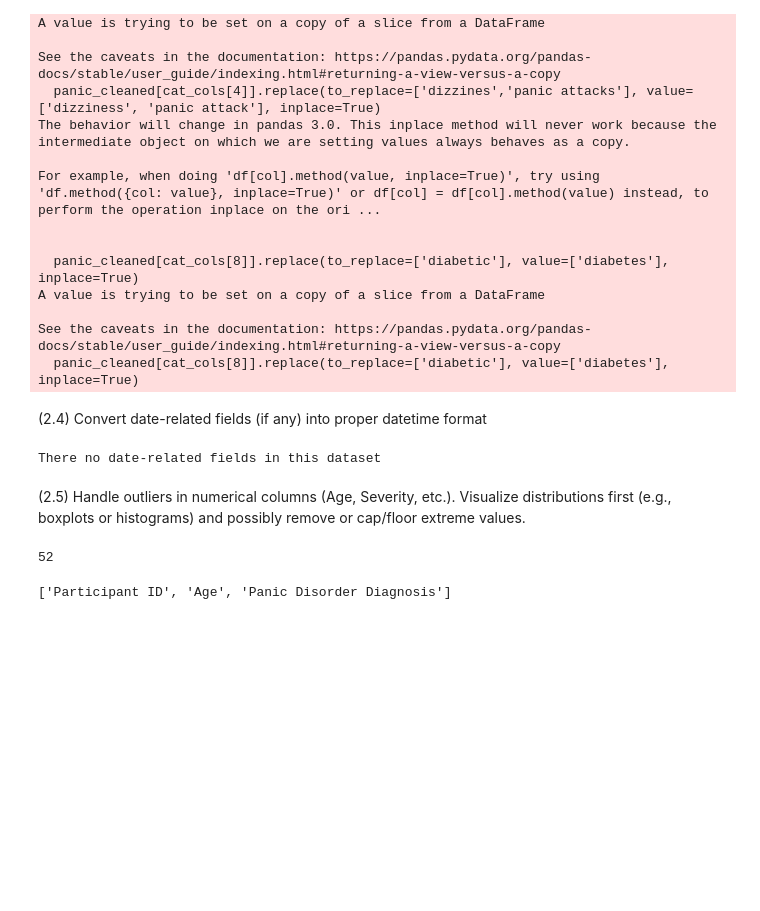
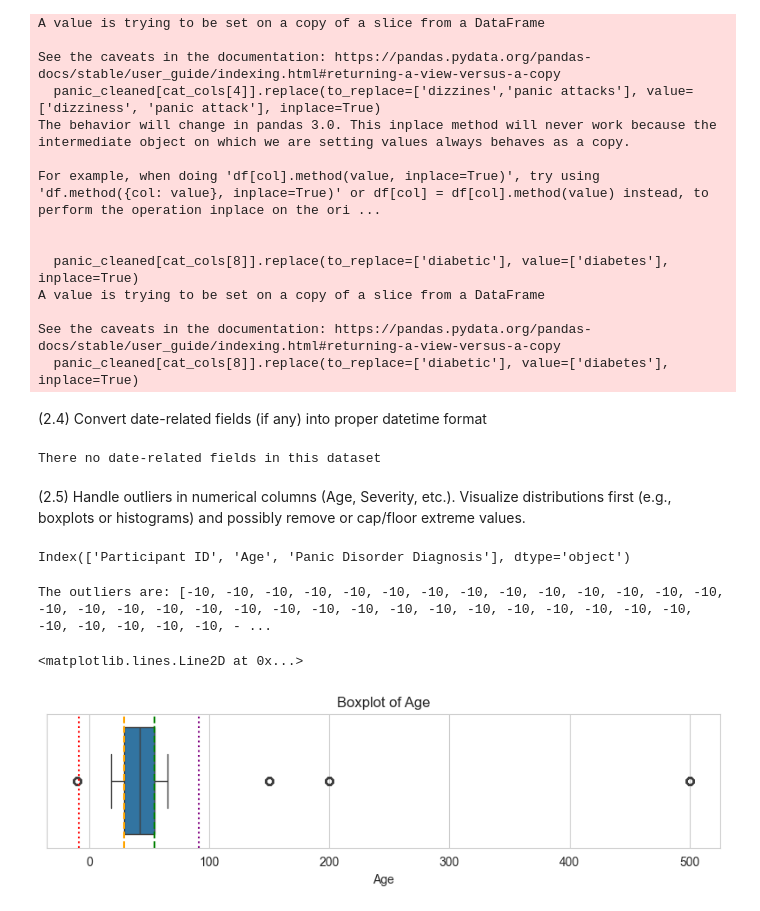
Before and after one commit to junaid9248/COSC-5610_Data-Mining, a Jupyter notebook: Final project/final_project.ipynb, the cells around one changed output. Saved outputs shown, nothing was run; the diff lists cells and outputs as text; code cells hidden in the pictures; blank space fills up the shorter version.

```diff
--- a/Final project/final_project.ipynb
+++ b/Final project/final_project.ipynb
@@ -332,12 +332,44 @@ There no date-related fields in this dataset
 # %% [markdown]
 (2.5) Handle outliers in numerical columns (Age, Severity, etc.). Visualize distributions first (e.g.,
 boxplots or histograms) and possibly remove or cap/floor extreme values.
-# %%
-print(len(list(panic_cleaned['Age'].unique())))
-# %% [output]
-52
 # %%
-numerical_cols= panic_cleaned.select_dtypes(exclude='object')
-print(list(numerical_cols))
+numericals= panic_cleaned.select_dtypes(exclude='object')
+numerical_cols = numericals.columns
+print((numerical_cols))
 # %% [output]
-['Participant ID', 'Age', 'Panic Disorder Diagnosis']
+Index(['Participant ID', 'Age', 'Panic Disorder Diagnosis'], dtype='object')
+# %%
+#Creating a five-point summary of the age column
+ages = panic_cleaned[numerical_cols[1]].sort_values(ascending=True)
+
+q1 = np.percentile(ages, 25)
+q3 = np.percentile(ages, 75)
+
+inter_quartile_range = q3-q1
+
+lower = q1 - (1.5*inter_quartile_range)
+upper = q3 + (1.5*inter_quartile_range)
+
+#Listing all outliers
+outliers = []
+for age in ages:
+    if(age< lower or age>upper):
+        outliers.append(int(age))
+
+print('The outliers are: {}'.format(outliers))
+# %% [output]
+The outliers are: [-10, -10, -10, -10, -10, -10, -10, -10, -10, -10, -10, -10, -10, -10, -10, -10, -10, -10, -10, -10, -10, -10, -10, -10, -10, -10, -10, -10, -10, -10, -10, -10, -10, -10, -10, -10, - ...
+# %%
+# Visualizing boxplots to show distribution an outliers
+plt.figure(figsize=(10,2))
+sns.boxplot(x= panic_cleaned['Age'])
+plt.title('Boxplot of Age')
+
+plt.axvline(q1, color='orange', linestyle='--', label=f'Q1 = {q1:.1f}')
+plt.axvline(q3, color='green', linestyle='--', label=f'Q3 = {q3:.1f}')
+
+plt.axvline(lower, color='red', linestyle=':', label=f'Lower whisker = {lower:.1f}')
+plt.axvline(upper, color='purple', linestyle=':', label=f'Upper whisker = {upper:.1f}')
+# %% [output]
+<matplotlib.lines.Line2D at 0x...>
+[figure, added]
```
Also changed, not shown: parts of 1 cell of this notebook.
